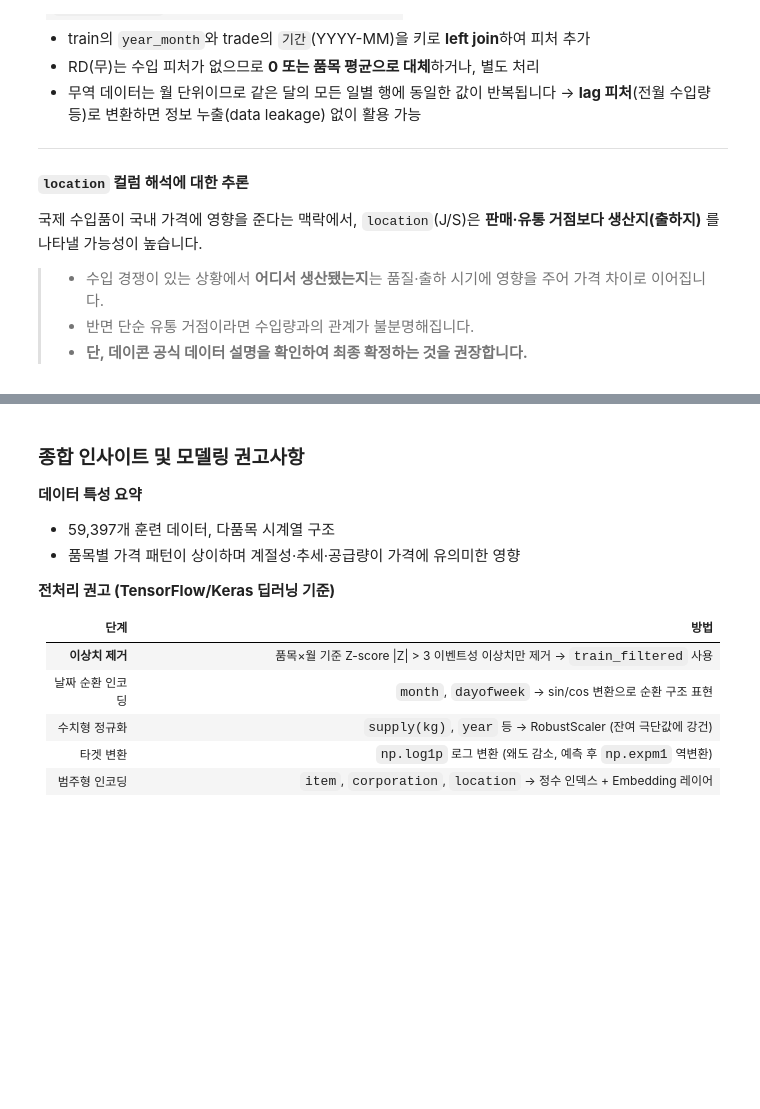
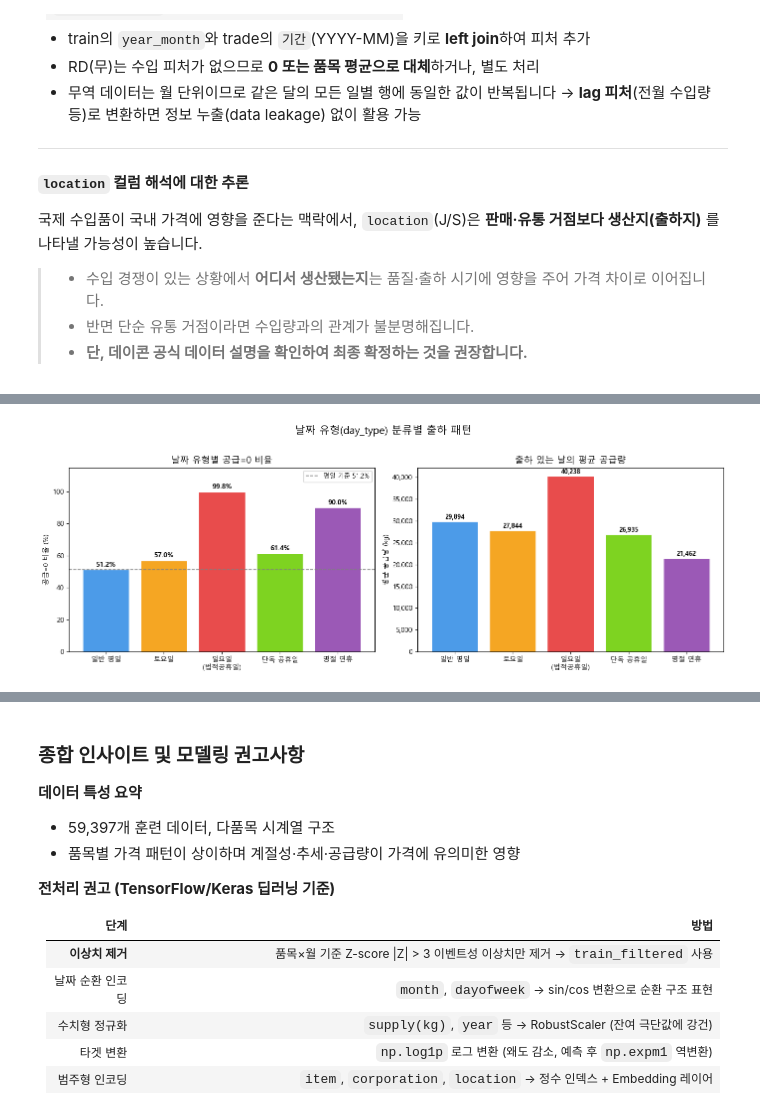
Before and after one commit to chul3224/Tomorrow-Jeju, a Jupyter notebook: shin-wc/EDA.ipynb, the cells around one changed output, grey strips where cells are left out. Drawn from its saved outputs; the diff is of its cells as text; code cells hidden in the pictures; blank space fills up the shorter version.

```diff
--- a/shin-wc/EDA.ipynb
+++ b/shin-wc/EDA.ipynb
@@ -2053,0 +2131,49 @@ dtype: int64
+# %%
+# ── 13-2. day_type별 공급=0 비율 & 평균 공급량 막대차트 ──────────────
+import matplotlib.pyplot as plt
+import matplotlib.ticker as mticker
+
+plt.rcParams["font.family"] = "Malgun Gothic"
+plt.rcParams["axes.unicode_minus"] = False
+
+train["is_zero"] = train["supply(kg)"] == 0
+
+stats = train.groupby("day_type").agg(
+    zero_rate=("is_zero", "mean"),
+    avg_supply=("supply(kg)", lambda x: x[x > 0].mean()),
+).reset_index()
+stats["label"] = stats["day_type"].map(DAY_LABELS)
+
+COLORS = ["#4C9BE8", "#F5A623", "#E84C4C", "#7ED321", "#9B59B6"]
+
+fig, axes = plt.subplots(1, 2, figsize=(14, 5))
+
+ax = axes[0]
+bars = ax.bar(stats["label"], stats["zero_rate"] * 100,
+              color=COLORS, edgecolor="white", linewidth=0.8)
+for bar, v in zip(bars, stats["zero_rate"]):
+    ax.text(bar.get_x() + bar.get_width()/2, bar.get_height() + 1,
+            f"{v:.1%}", ha="center", va="bottom", fontsize=10, fontweight="bold")
+baseline = stats.loc[stats["day_type"]==0, "zero_rate"].values[0] * 100
+ax.axhline(baseline, color="gray", linestyle="--", linewidth=1.2,
+           label=f"평일 기준 {baseline:.1f}%")
+ax.set_title("날짜 유형별 공급=0 비율", fontsize=13)
+ax.set_ylabel("공급=0 비율 (%)")
+ax.set_ylim(0, 115)
+ax.legend(fontsize=9)
+
+ax2 = axes[1]
+bars2 = ax2.bar(stats["label"], stats["avg_supply"],
+                color=COLORS, edgecolor="white", linewidth=0.8)
+for bar, v in zip(bars2, stats["avg_supply"]):
+    ax2.text(bar.get_x() + bar.get_width()/2, bar.get_height() + 200,
+             f"{v:,.0f}", ha="center", va="bottom", fontsize=9, fontweight="bold")
+ax2.set_title("출하 있는 날의 평균 공급량", fontsize=13)
+ax2.set_ylabel("평균 공급량 (kg)")
+ax2.yaxis.set_major_formatter(mticker.FuncFormatter(lambda x, _: f"{x:,.0f}"))
+
+plt.suptitle("날짜 유형(day_type) 분류별 출하 패턴", fontsize=15, y=1.02)
+plt.tight_layout()
+plt.show()
+# %% [output]
+[figure, added]
```
Also changed, not shown: parts of 12 cells of this notebook.
